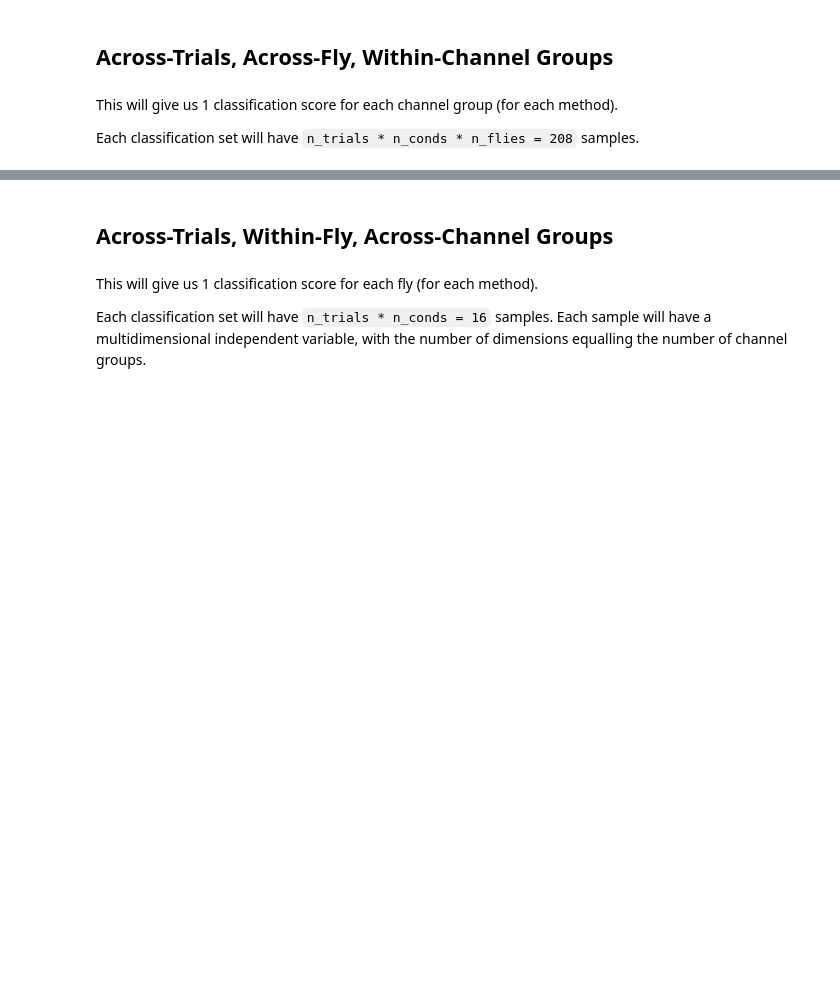
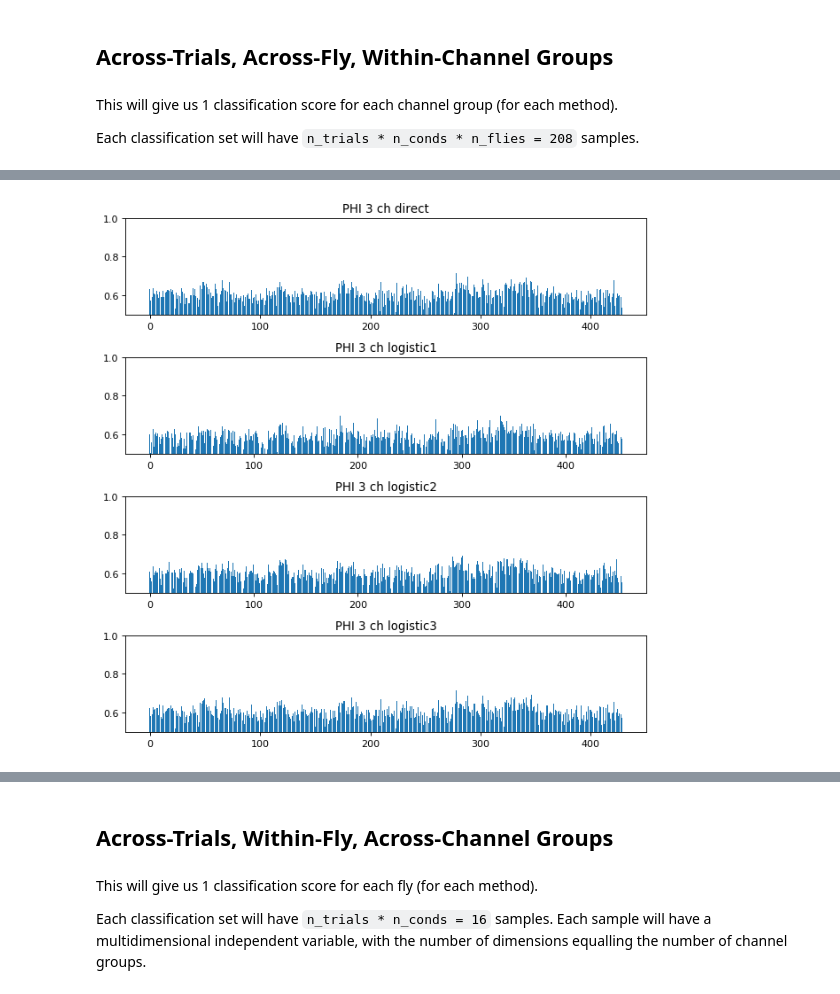
Before and after one commit to wjmn/logistic_phi, a Jupyter notebook: notebooks/decoding.ipynb, the cells around one changed output, grey strips where cells are left out. Cells and saved outputs as stored; diff of their text form; code cells hidden in the pictures; blank space fills up the shorter version.

```diff
--- a/notebooks/decoding.ipynb
+++ b/notebooks/decoding.ipynb
@@ -403,0 +384,4 @@ for i in range(2, 4):
+# %%
+plot_a_fly_w_ch(3)
+# %% [output]
+[figure, added]
```
Also changed, not shown: parts of 57 cells of this notebook, 2 other files.
